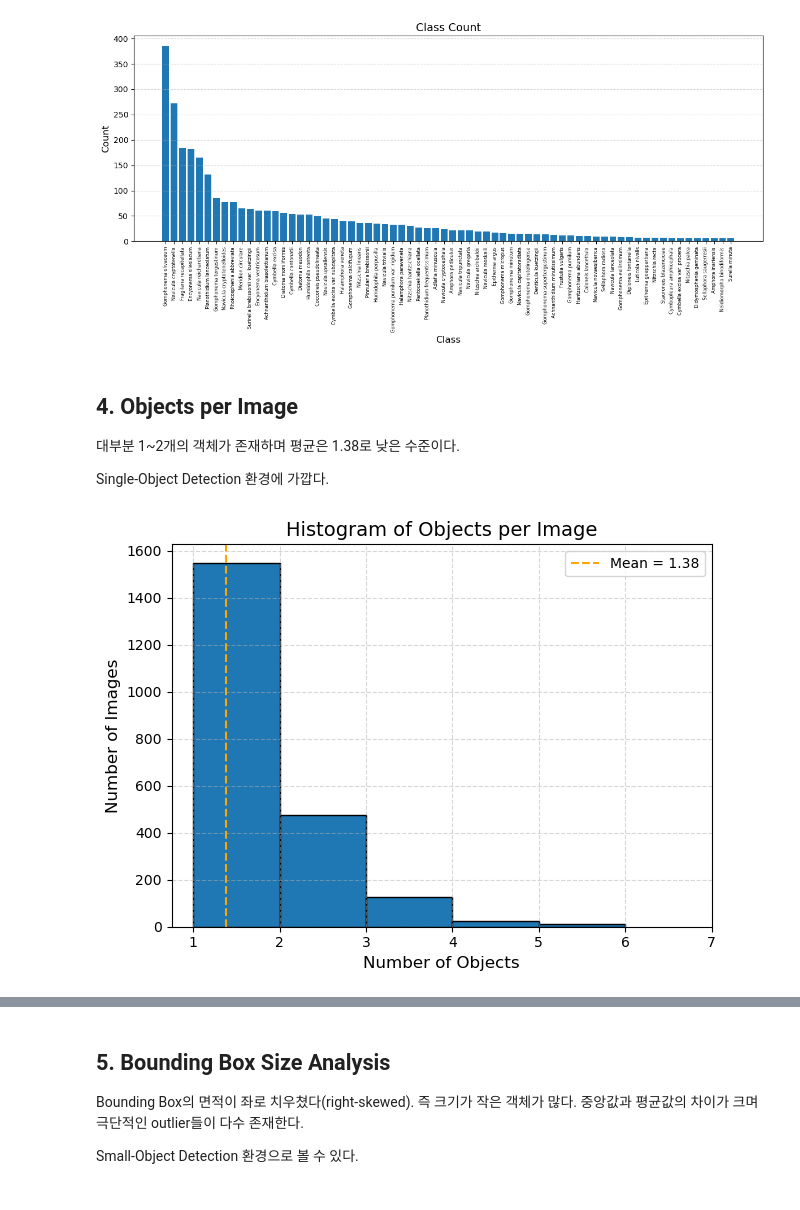
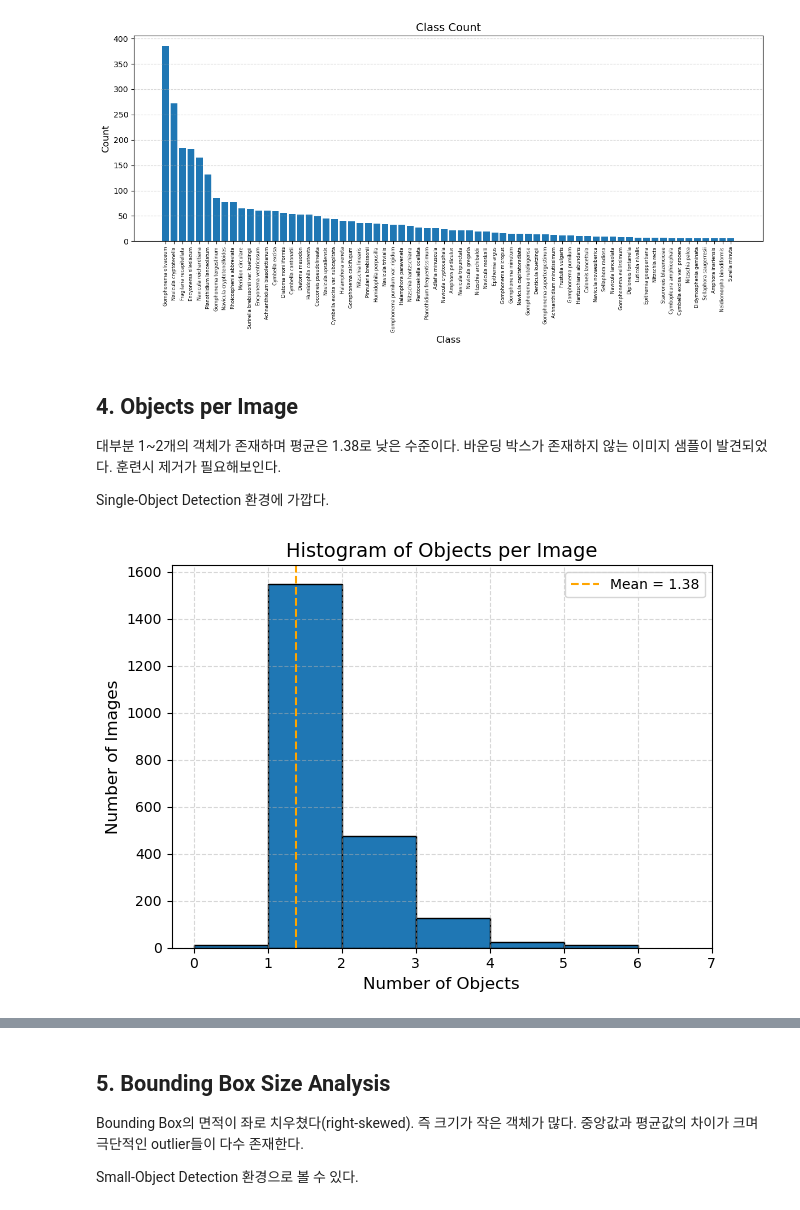
Before and after one commit to jiseokson/aislab-prep-notes, a Jupyter notebook: 250409_250416_Diatom/Diatom_Dataset_Preview_250414.ipynb, the cells around one changed output, grey strips where cells are left out. Drawn from its saved outputs; the diff is of its cells as text; code cells hidden in the pictures.

```diff
--- a/250409_250416_Diatom/Diatom_Dataset_Preview_250414.ipynb
+++ b/250409_250416_Diatom/Diatom_Dataset_Preview_250414.ipynb
@@ -266,22 +266,23 @@ plt.show()
 # %% [markdown]
 ## 4. Objects per Image
 대부분 1~2개의 객체가 존재하며 평균은 1.38로 낮은 수준이다.
+바운딩 박스가 존재하지 않는 이미지 샘플이 발견되었다. 훈련시 제거가 필요해보인다.
 
 Single-Object Detection 환경에 가깝다.
 # %%
 object_per_image_mean = object_per_images.mean()
 
-plt.hist(object_per_images, bins=np.arange(1, max(object_per_images)), edgecolor='black')
+plt.hist(object_per_images, bins=np.arange(0, max(object_per_images)), edgecolor='black')
 
 plt.title("Histogram of Objects per Image", fontsize=14)
 plt.xlabel("Number of Objects", fontsize=12)
 plt.ylabel("Number of Images", fontsize=12)
-plt.xticks(np.arange(1, max(object_per_images) + 1))
+plt.xticks(np.arange(0, max(object_per_images) + 1))
 plt.axvline(object_per_image_mean, color="orange", linestyle="--", label=f"Mean = {object_per_image_mean:.2f}")
 plt.grid(True, linestyle="--", alpha=0.5)
 plt.legend()
 
 plt.tight_layout()
 plt.show()
 # %% [output]
-[figure, old version]
+[figure, new version]
```
Also changed, not shown: parts of 1 cell of this notebook.
